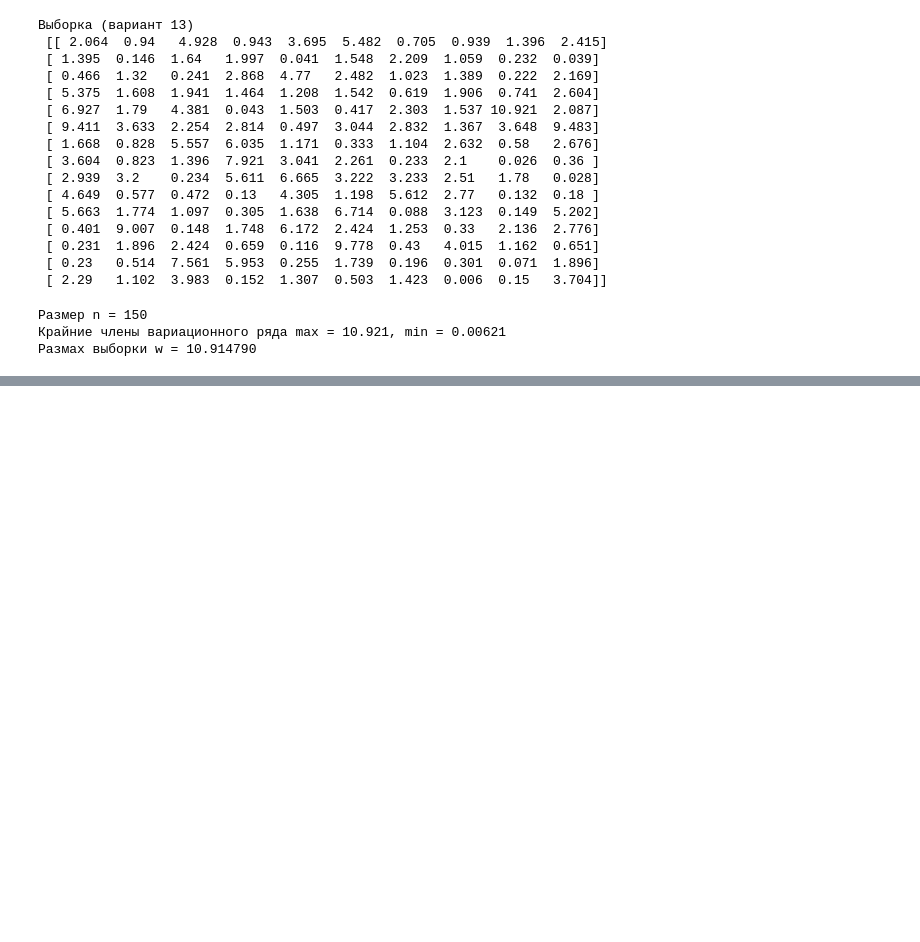
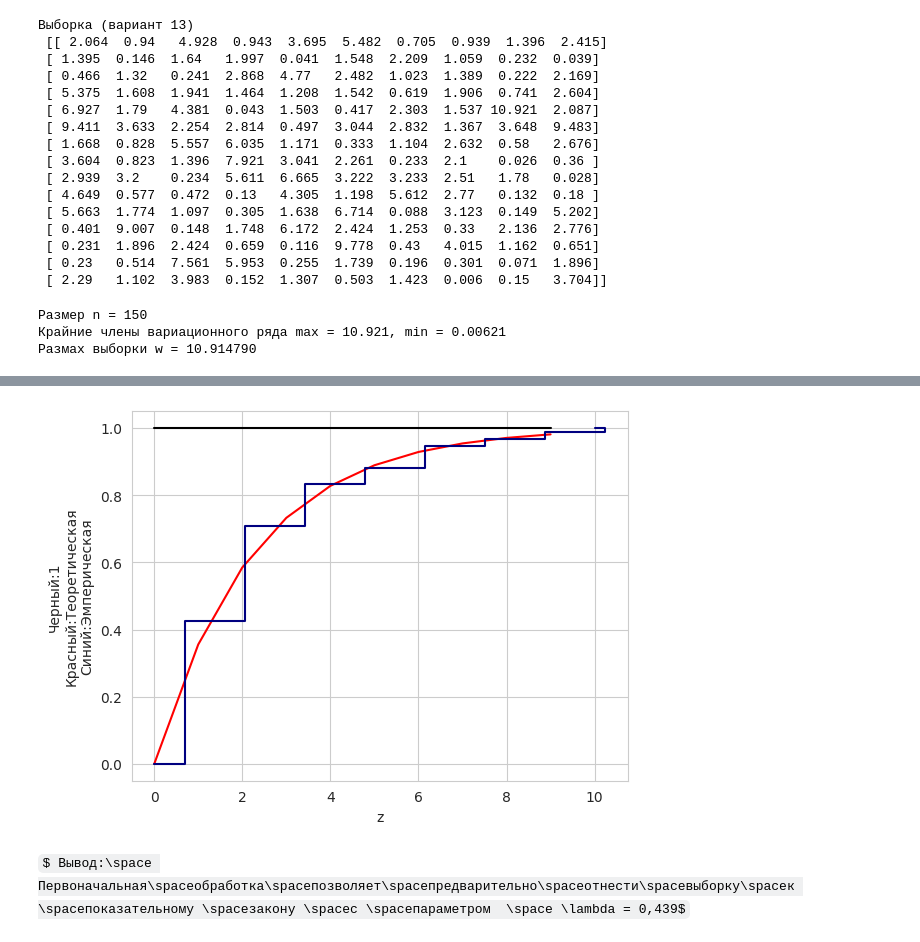
Before and after one commit to sanikulkin/math_stat, a Jupyter notebook: Task1.ipynb, the cells around one changed output, grey strips where cells are left out. Drawn from its saved outputs; the diff is of its cells as text; code cells hidden in the pictures; some formulas as TeX source; blank space fills up the shorter version.

```diff
--- a/Task1.ipynb
+++ b/Task1.ipynb
@@ -100,0 +179,14 @@ plt.show()
+# %%
+sb.set_style("whitegrid")
+ls = np.arange(0, 10, 1)
+cdf = expon.cdf(ls, scale=xm)
+plt.plot(ls, cdf, color='red')
+plt.plot(ls, np.ones(len(ls)), color='black')
+plt.step([0] + Int.tolist() + [10], [0] + kum.tolist(), color='navy')
+plt.xlabel('z')
+plt.ylabel('Черный:1\nКрасный:Теоретическая\nСиний:Эмперическая')
+plt.show()
+# %% [output]
+[figure, added]
+# %% [markdown]
+$ Вывод:\space Первоначальная\spaceобработка\spaceпозволяет\spaceпредварительно\spaceотнести\spaceвыборку\spaceк \spaceпоказательному \spaceзакону \spaceс \spaceпараметром  \space \lambda = 0,439$
```
Also changed, not shown: parts of 8 cells of this notebook, 11 other files.
